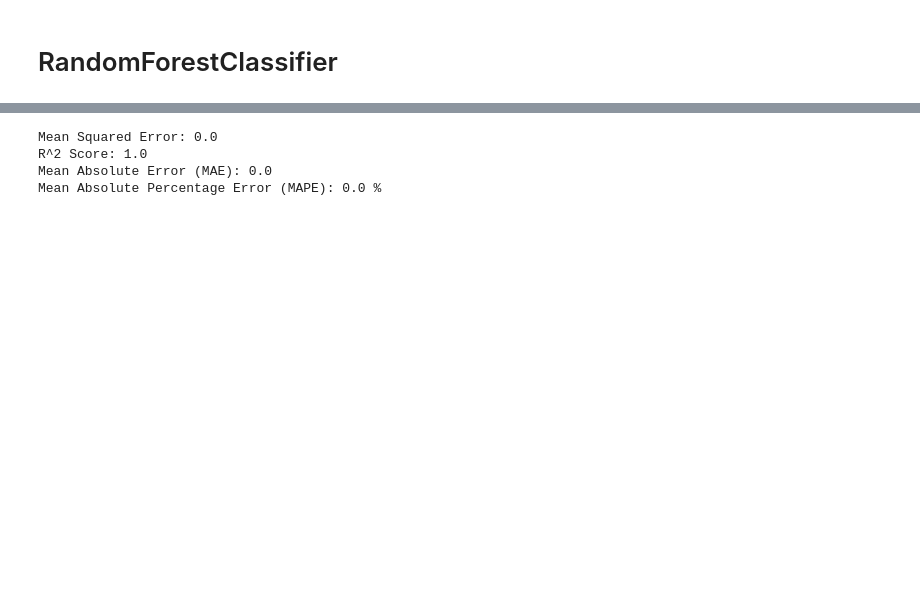
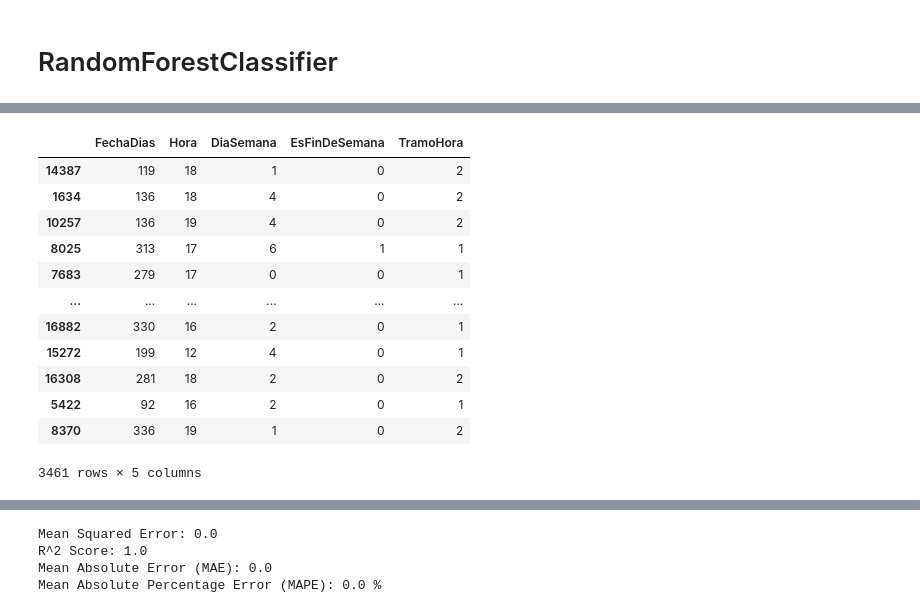
Before and after one commit to PhoenixDwarf/FORK-Inteligencia-artificial-computacion-U, a Jupyter notebook: Examen Final/Animalitos/analisis.ipynb, the cells around one changed output, grey strips where cells are left out. Cells and saved outputs as stored; diff of their text form; code cells hidden in the pictures; blank space fills up the shorter version.

```diff
--- a/Examen Final/Animalitos/analisis.ipynb
+++ b/Examen Final/Animalitos/analisis.ipynb
@@ -143,3 +185,19 @@ plt.show()
+# %%
+X_test
+# %% [output]
+|  | FechaDias | Hora | DiaSemana | EsFinDeSemana | TramoHora |
+| 14387 | 119 | 18 | 1 | 0 | 2 |
+| 1634 | 136 | 18 | 4 | 0 | 2 |
+| 10257 | 136 | 19 | 4 | 0 | 2 |
+| 8025 | 313 | 17 | 6 | 1 | 1 |
+| 7683 | 279 | 17 | 0 | 0 | 1 |
+| ... | ... | ... | ... | ... | ... |
+| 16882 | 330 | 16 | 2 | 0 | 1 |
+| 15272 | 199 | 12 | 4 | 0 | 1 |
+| 16308 | 281 | 18 | 2 | 0 | 2 |
+| 5422 | 92 | 16 | 2 | 0 | 1 |
+| 8370 | 336 | 19 | 1 | 0 | 2 |
+3461 rows × 5 columns
 # %%
 estimator_range = range(10, 310, 10)
 accuracy_scores = []
```
Also changed, not shown: parts of 22 cells of this notebook, 1 other file.
